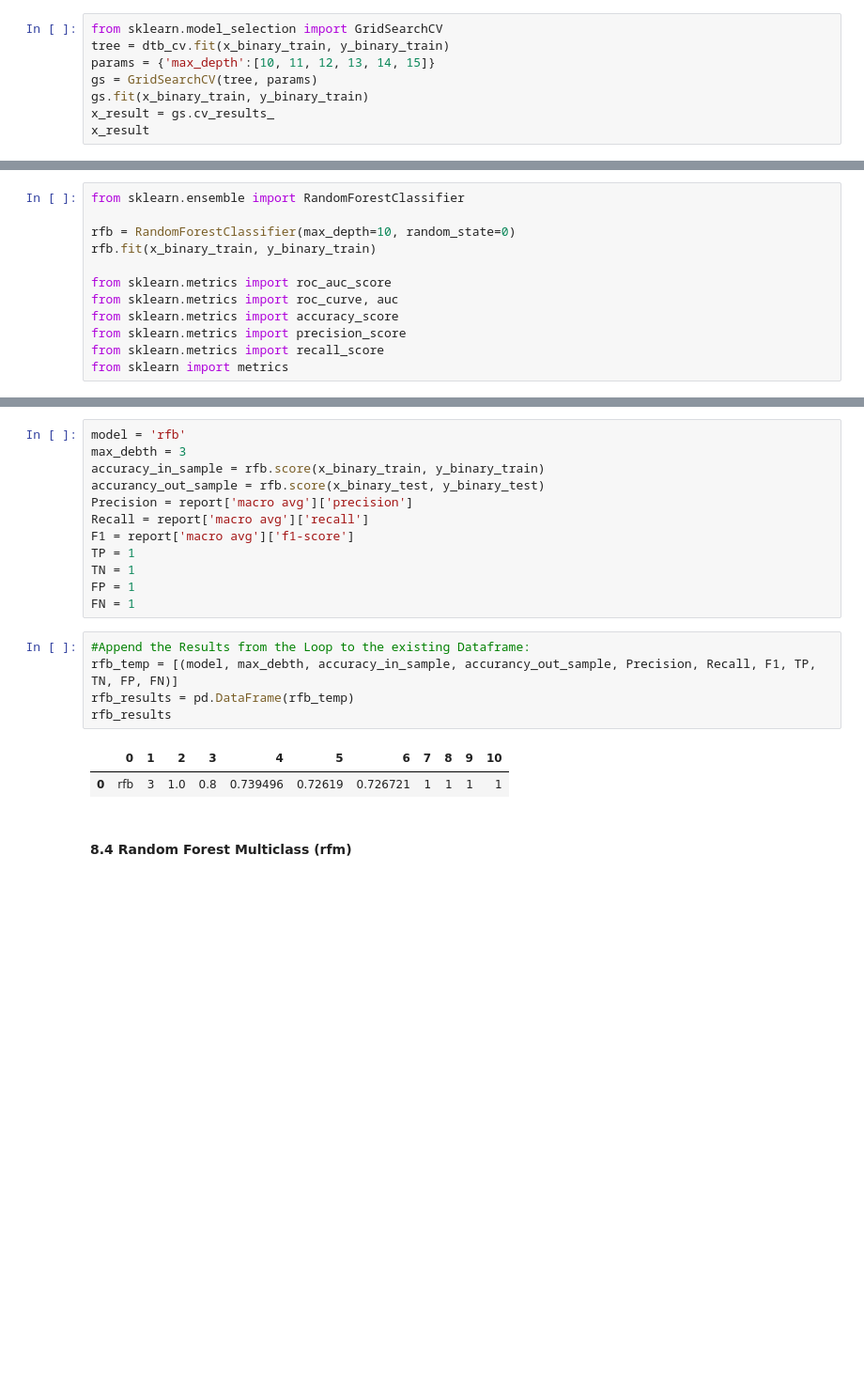
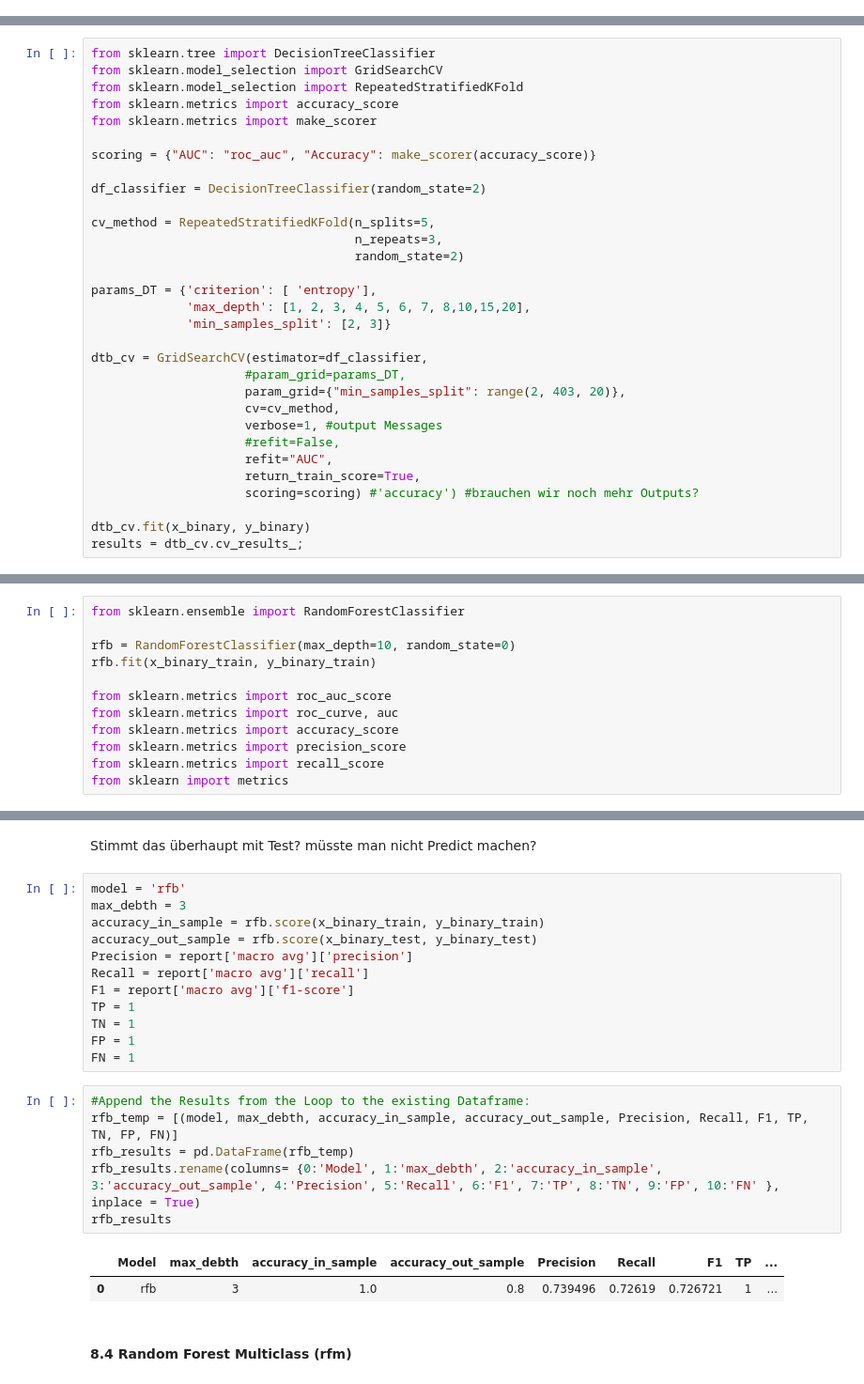
Before and after one commit to Liomat97/Machine-Learning, a Jupyter notebook: Test.ipynb, the cells around one changed output, grey strips where cells are left out. Shown: that part at 94% size. Saved outputs shown, nothing was run; the diff lists cells and outputs as text; blank space fills up the shorter version.

```diff
--- a/Test.ipynb
+++ b/Test.ipynb
@@ -573,8 +624,0 @@ dtb_cv_tpr_in_list = []
-# %%
-from sklearn.model_selection import GridSearchCV
-tree = dtb_cv.fit(x_binary_train, y_binary_train)
-params = {'max_depth':[10, 11, 12, 13, 14, 15]}
-gs = GridSearchCV(tree, params)
-gs.fit(x_binary_train, y_binary_train)
-x_result = gs.cv_results_
-x_result
@@ -598,0 +656,31 @@ x_result
+# %%
+from sklearn.tree import DecisionTreeClassifier
+from sklearn.model_selection import GridSearchCV
+from sklearn.model_selection import RepeatedStratifiedKFold
+from sklearn.metrics import accuracy_score
+from sklearn.metrics import make_scorer
+
+scoring = {"AUC": "roc_auc", "Accuracy": make_scorer(accuracy_score)}
+
+df_classifier = DecisionTreeClassifier(random_state=2)
+
+cv_method = RepeatedStratifiedKFold(n_splits=5,
+                                    n_repeats=3,
+                                    random_state=2)
+
+params_DT = {'criterion': [ 'entropy'],
+             'max_depth': [1, 2, 3, 4, 5, 6, 7, 8,10,15,20],
+             'min_samples_split': [2, 3]}
+
+dtb_cv = GridSearchCV(estimator=df_classifier,
+                     #param_grid=params_DT,
+                     param_grid={"min_samples_split": range(2, 403, 20)},
+                     cv=cv_method,
+                     verbose=1, #output Messages
+                     #refit=False,
+                     refit="AUC",
+                     return_train_score=True,
+                     scoring=scoring) #'accuracy') #brauchen wir noch mehr Outputs?
+
+dtb_cv.fit(x_binary, y_binary)
+results = dtb_cv.cv_results_;
@@ -828,8 +1031,10 @@ from sklearn import metrics
+# %% [markdown]
+Stimmt das überhaupt mit Test? müsste man nicht Predict machen?
 # %%
 model = 'rfb'
 max_debth = 3
 accuracy_in_sample = rfb.score(x_binary_train, y_binary_train)
-accurancy_out_sample = rfb.score(x_binary_test, y_binary_test)
+accuracy_out_sample = rfb.score(x_binary_test, y_binary_test)
 Precision = report['macro avg']['precision']
 Recall = report['macro avg']['recall']
 F1 = report['macro avg']['f1-score']
@@ -839,12 +1044,13 @@ FP = 1
 FN = 1
 # %%
 #Append the Results from the Loop to the existing Dataframe:
-rfb_temp = [(model, max_debth, accuracy_in_sample, accurancy_out_sample, Precision, Recall, F1, TP, TN, FP, FN)]
+rfb_temp = [(model, max_debth, accuracy_in_sample, accuracy_out_sample, Precision, Recall, F1, TP, TN, FP, FN)]
 rfb_results = pd.DataFrame(rfb_temp)
+rfb_results.rename(columns= {0:'Model', 1:'max_debth', 2:'accuracy_in_sample', 3:'accuracy_out_sample', 4:'Precision', 5:'Recall', 6:'F1', 7:'TP', 8:'TN', 9:'FP', 10:'FN' }, inplace = True)
 rfb_results
 # %% [output]
-|  | 0 | 1 | 2 | 3 | 4 | 5 | 6 | 7 | 8 | 9 | 10 |
-| 0 | rfb | 3 | 1.0 | 0.8 | 0.739496 | 0.72619 | 0.726721 | 1 | 1 | 1 | 1 |
+|  | Model | max_debth | accuracy_in_sample | accuracy_out_sample | Precision | Recall | F1 | TP | ... |
+| 0 | rfb | 3 | 1.0 | 0.8 | 0.739496 | 0.72619 | 0.726721 | 1 | ... |
 # %% [markdown]
 #### 8.4 Random Forest Multiclass (rfm)
 # %%
```
Also changed, not shown: parts of 52 cells of this notebook.
